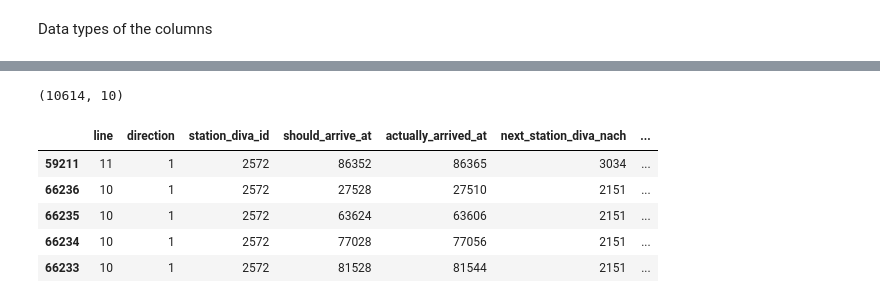
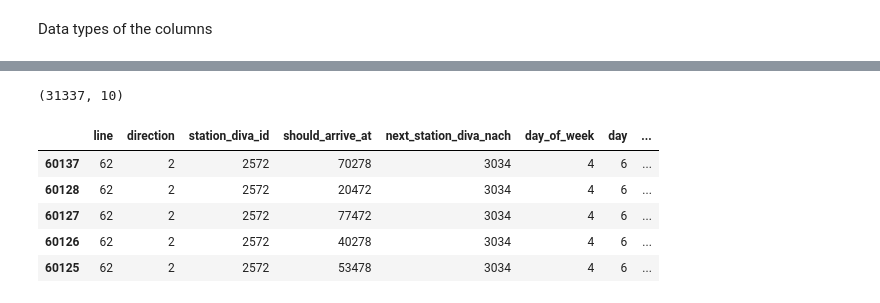
Before and after one commit to mfaizanse/path4-delay-prediction, a Jupyter notebook: delay_prediction.ipynb, the cells around one changed output, grey strips where cells are left out. Drawn from its saved outputs; the diff is of its cells as text; code cells hidden in the pictures.

```diff
--- a/delay_prediction.ipynb
+++ b/delay_prediction.ipynb
@@ -40,0 +11,15 @@ data shape:  (1420407, 7)
+# %%
+csv_names = ['fahrzeiten_soll_ist_20190623_20190629.csv',
+             'fahrzeiten_soll_ist_20190616_20190622.csv',
+             'fahrzeiten_soll_ist_20190609_20190615.csv']
+
+for name in csv_names:
+    dataSet = pd.read_csv('data/' + name)
+    ds = dataSet.loc[:, ['linie', 'richtung', 'halt_diva_von', 'datum_von', 'soll_an_von', 'ist_an_von', 'halt_diva_nach']]
+    ds = ds.loc[ds['halt_diva_von'] == targetStationId]
+    ds.columns = col_names
+    stationDS = stationDS.append(ds)
+# %%
+print('stationDS data shape: ', stationDS.shape)
+stationDS = stationDS.sort_values(by='date', ascending=True)
+stationDS.head(10)
@@ -73,6 +54,6 @@ next_station_diva_nach     int64
 dtype: object
 # %%
-count_per_day = ds.groupby('date').count()
+ds = stationDS
 
 # fig, ax = plt.subplots()
 # ax.set_title('Data count per day')
@@ -89,8 +70,16 @@ fig, (ax1, ax2) = plt.subplots(nrows=1, ncols=2, figsize = (15,5))
 fig.autofmt_xdate(rotation = 45)
 
 ax1.set_xlabel('Date'); ax1.set_ylabel('count'); ax1.set_title('Data count per day')
-ax1.hist(ds.date)
+# ax1.hist(ds.date)
+count_per_day = ds.groupby('date').count()
+ax1.bar(count_per_day.index, count_per_day.line, orientation = 'vertical', color = 'r', edgecolor = 'k', linewidth = 1.2);
+
 
 ax2.set_xlabel('Line'); ax2.set_ylabel('count'); ax2.set_title('Data count per line')
-ax2.hist(ds.line);
+# ax2.hist(ds.line);
+count_per_line = ds.groupby('line').count()
+ax2.bar(count_per_line.index, count_per_line.date, orientation = 'vertical', color = 'r', edgecolor = 'k', linewidth = 1.2);
+lines = ds.line.unique()
+print(sorted(lines))
+# plt.xticks(count_per_line.index, count_per_line['index'].apply(str), rotation='vertical')
 # %% [output]
@@ -98,21 +88,35 @@ ax2.hist(ds.line);
 # %%
 features = ds;
+# Add column to represent day of week
 features['date'] = pd.to_datetime(features['date'])
 features['day_of_week'] = features['date'].dt.weekday
 
+# split date into day, month, year
 features['day'] = features['date'].dt.day
 features['month'] = features['date'].dt.month
-features['year'] = features['date'].dt.year
+# features['year'] = features['date'].dt.year
 
+# drop date column because we splitted it
 features = features.drop('date', axis = 1)
+
+# calculate delay time by subtracting y-x
+# delays in sec --> y (target)
+features['delays'] = features['actually_arrived_at'] - features['should_arrive_at']
+
+# drop 'actually_arrived_at' column because we have delays now!
+features = features.drop('actually_arrived_at', axis = 1)
+
+# Saving feature names for later use
+feature_list = list(features.columns)
+
 print(features.shape)
 features.head()
 # ds.day_of_week.unique()
 # %% [output]
-(10614, 10)
+(31337, 10)
-|  | line | direction | station_diva_id | should_arrive_at | actually_arrived_at | next_station_diva_nach | ... |
-| 59211 | 11 | 1 | 2572 | 86352 | 86365 | 3034 | ... |
-| 66236 | 10 | 1 | 2572 | 27528 | 27510 | 2151 | ... |
-| 66235 | 10 | 1 | 2572 | 63624 | 63606 | 2151 | ... |
-| 66234 | 10 | 1 | 2572 | 77028 | 77056 | 2151 | ... |
-| 66233 | 10 | 1 | 2572 | 81528 | 81544 | 2151 | ... |
+|  | line | direction | station_diva_id | should_arrive_at | next_station_diva_nach | day_of_week | day | ... |
+| 60137 | 62 | 2 | 2572 | 70278 | 3034 | 4 | 6 | ... |
+| 60128 | 62 | 2 | 2572 | 20472 | 3034 | 4 | 6 | ... |
+| 60127 | 62 | 2 | 2572 | 77472 | 3034 | 4 | 6 | ... |
+| 60126 | 62 | 2 | 2572 | 40278 | 3034 | 4 | 6 | ... |
+| 60125 | 62 | 2 | 2572 | 53478 | 3034 | 4 | 6 | ... |
```
Also changed, not shown: parts of 19 cells of this notebook.
